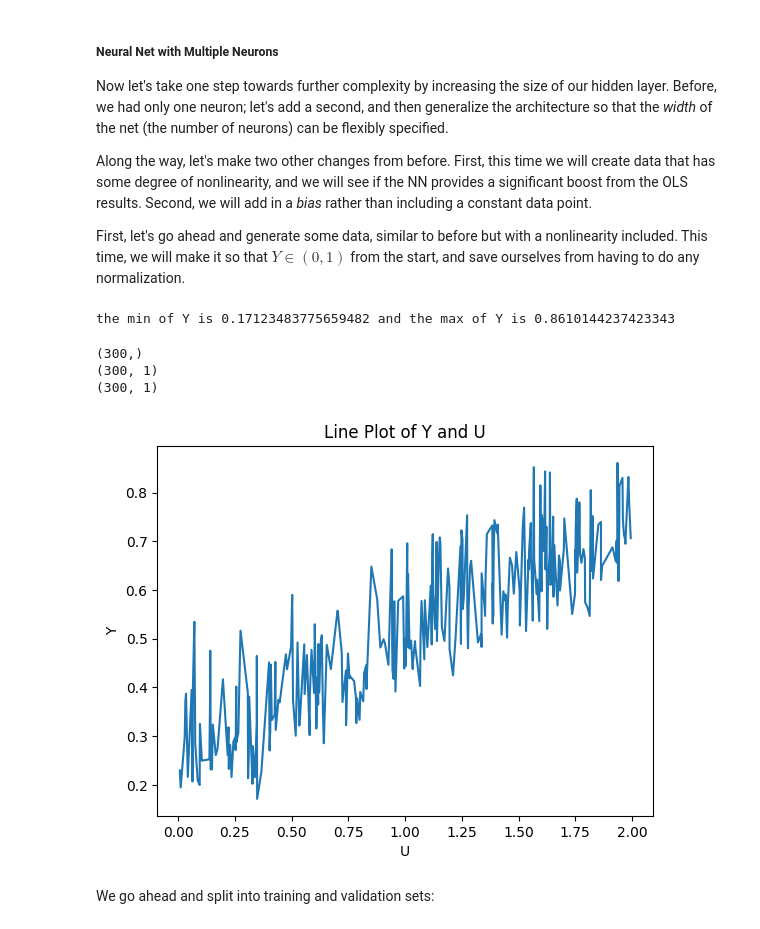
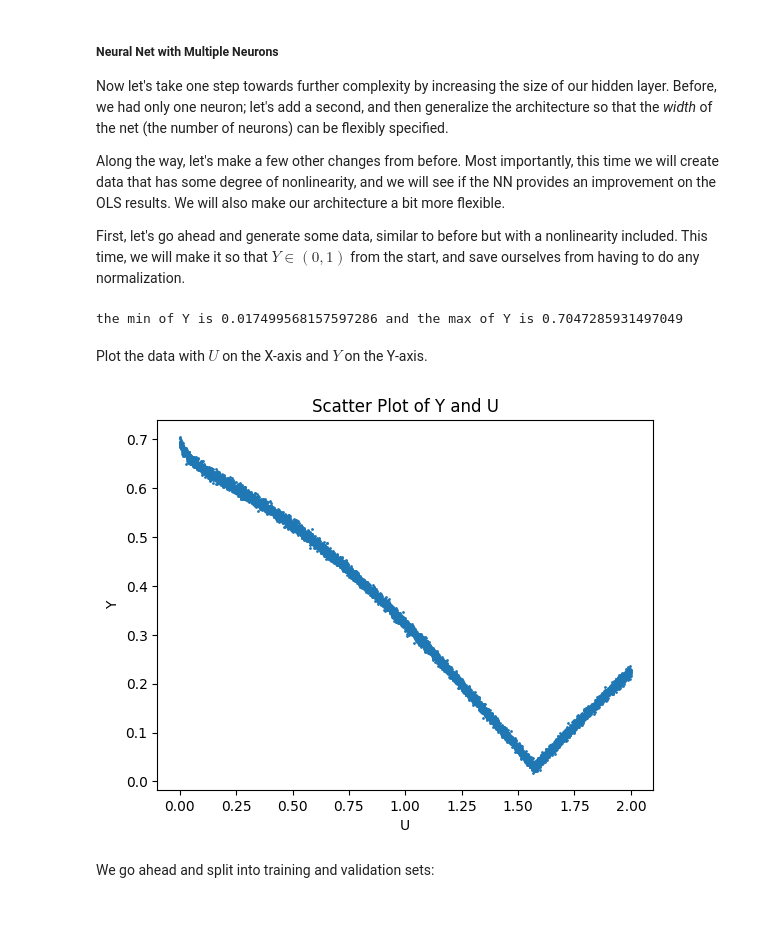
Before and after one commit to JohnRGreen/JHUML, a Jupyter notebook: multiple_neurons.ipynb, the cells around one changed output. Cells and saved outputs as stored; diff of their text form; code cells hidden in the pictures.

```diff
--- a/multiple_neurons.ipynb
+++ b/multiple_neurons.ipynb
@@ -3,7 +3,7 @@
 
 Now let's take one step towards further complexity by increasing the size of our hidden layer. Before, we had only one neuron; let's add a second, and then generalize the architecture so that the *width* of the net (the number of neurons) can be flexibly specified.
 
-Along the way, let's make two other changes from before. First, this time we will create data that has some degree of nonlinearity, and we will see if the NN provides a significant boost from the OLS results. Second, we will add in a *bias* rather than including a constant data point.
+Along the way, let's make a few other changes from before. Most importantly, this time we will create data that has some degree of nonlinearity, and we will see if the NN provides an improvement on the OLS results. We will also make our architecture a bit more flexible.
 
 First, let's go ahead and generate some data, similar to before but with a nonlinearity included. This time, we will make it so that $Y \in (0,1)$ from the start, and save ourselves from having to do any normalization.
 # %%
@@ -13,54 +13,54 @@ from scipy.stats import norm
 
 # Set seed
 np.random.seed(3172024)
+datasize=10000
 
-# Generate the U variable uniformly distributed between -1 and 1
-U = np.random.uniform(0, 2, (300, 1))
+# Generate the U variable uniformly distributed between 0 and 2
+U = np.random.uniform(0, 2, (datasize, 1))
 
 # Generate the categorical variable
-B = np.random.choice([0, 1], size=(300, 1), p=[0.7, 0.3])
+B = np.random.choice([0, 1], size=(datasize, 1), p=[0.7, 0.3])
 
 # Draw an error
-e = norm.rvs(size=(300,1), scale = .05)
+e = norm.rvs(size=(datasize,1), scale = .005)
 
 # set an intercept b0 and slopes b1 and b2
-b0 = .2
-b1= .25
-b2 = .15
-b3 = .02
+b0 = 0.2
+b1= .05
+b2 = .005
+b3 = 0.2
+b4 = 1
+b5 = 0.5
 truecoef = [b0, b1, b2]
 
 # Generate our Y variable
-Y = b0 + b1*U + b2*B + b3*np.abs(np.cos(4*U)) + e
+Y = b0 + b1*U + b2*B - b3*U**(1/2) + b5*np.abs(np.cos(b4*U)) + e
+# Y = b0 + b1*U + b2*B + b3*U**(1/3) + e
 data = np.concatenate((U, B, Y), axis=1)
 
 # print the min and max of Y
 print("the min of Y is", np.min(Y), "and the max of Y is", np.max(Y))
 # %% [output]
-the min of Y is 0.17123483775659482 and the max of Y is 0.8610144237423343
+the min of Y is 0.017499568157597286 and the max of Y is 0.7047285931497049
+# %% [markdown]
+Plot the data with $U$ on the X-axis and $Y$ on the Y-axis.
 # %%
-# graph:
+# graph our data
 import matplotlib.pyplot as plt
 
 # Sort the U and Y values by U
 sorted_indices = np.argsort(U.flatten())
-print(sorted_indices.shape)
-print(U.shape)
-print(Y.shape)
 sorted_U = U[sorted_indices]
 sorted_Y = Y[sorted_indices]
 
 # Create the line plot
-plt.plot(sorted_U, sorted_Y)
+plt.scatter(sorted_U, sorted_Y, s=1)
 plt.xlabel('U')
 plt.ylabel('Y')
-plt.title('Line Plot of Y and U')
+plt.title('Scatter Plot of Y and U')
 plt.show()
 # %% [output]
-(300,)
-(300, 1)
-(300, 1)
-[figure, old version]
+[figure, new version]
 # %% [markdown]
 We go ahead and split into training and validation sets:
 # %%
```
Also changed, not shown: parts of 18 cells of this notebook.
